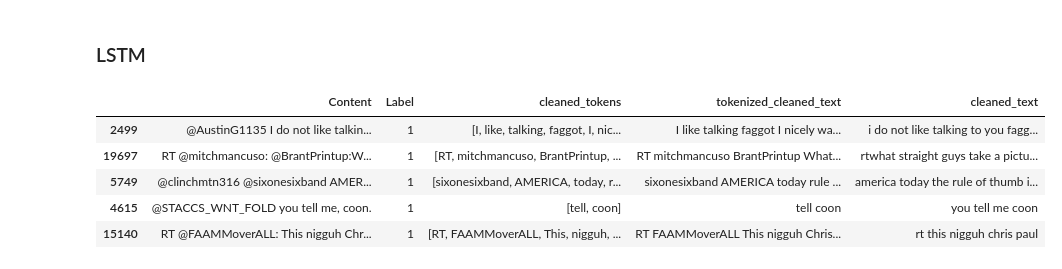
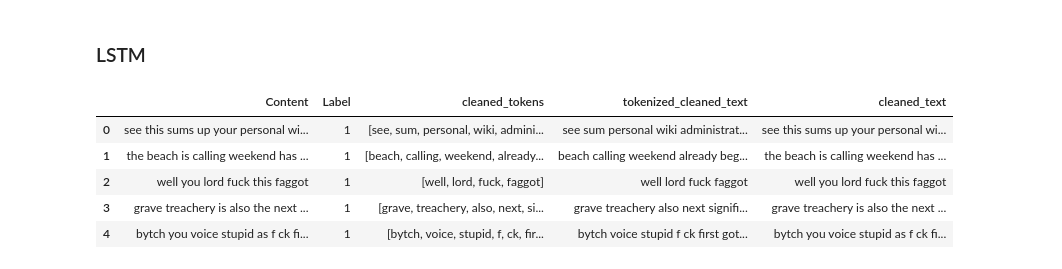
Before and after one commit to abigailxcal/PostModeration, a Jupyter notebook: training.ipynb, the cells around one changed output. Saved outputs shown, nothing was run; the diff lists cells and outputs as text; code cells hidden in the pictures.

Commit message:
new dataset added to training data

```diff
--- a/training.ipynb
+++ b/training.ipynb
@@ -211,0 +260,12 @@ The code below combines the two datasets into one dataframe before any thing get
+# %%
+
+# these two variables should must always add up to 14,500 to ensure balance between hate speech vs. non hate speech
+
+emotion_data_size = 11500          #dictates how much of the training data comes from text.csv (emotion data)
+hateSpeechBalanced_size = 3000     #dictates how much of the training data comes from HateSpeechDatasetBalanced.csv
+
+# ====== RESULTS ===========
+#HateSpeechBalanced_size = 3000: SVM 90%, LSTM 89%
+#HateSpeechBalanced_size = 4300: SVM 88%, LSTM 87%
+#HateSpeechBalanced_size = 6300: SVM 87%, LSTM 84%
+#HateSpeechBalanced_size = 8300: SVM 85%, LSTM 82%
@@ -212,9 +304,8 @@ The code below combines the two datasets into one dataframe before any thing get
 # %%
-from sklearn.feature_extraction.text import TfidfVectorizer
 
 # since both datasets have "Content/Tweet" and "Label/class" columns, the following code will merge the two datasets into one dataframe while maintaining balance
 
-#============================================ labeled_data.csv ============================================
+# #============================================ labeled_data.csv ============================================
 df1 = pd.read_csv("TrainingData/labeled_data.csv")
 #reduced_df1['class'].value_counts()    #1430 tweets marked at hate-speech, so we will extract 1430 marked for hate speech and 1430 that aren't
 
@@ -226,22 +317,31 @@ hatespeech = reduced_df1[reduced_df1['class']==0].sample(n=1430, random_state=42
 nonHateful = reduced_df1[reduced_df1['class']==2].sample(n=1430, random_state=42).copy() # not hate speech
 sampled_hatespeech_df = pd.concat([hatespeech,nonHateful])
 
+
 # edit the values in 'Class' so that they match the values for HateSpeechDatasetBalanced.csv
 # Clean: 0, Hate speech: 1
 sampled_hatespeech_df['Content'] = sampled_hatespeech_df['tweet']
 sampled_hatespeech_df['Label'] = sampled_hatespeech_df['class'].replace(to_replace=[0,2], value = [1,0])
 sampled_hatespeech_df = sampled_hatespeech_df.drop(columns=['tweet','class'])
+sampled_hatespeech_df = pd.concat([sampled_hatespeech_df,emotions])
 
 
 #============================================ HateSpeechDatasetBalanced.csv ============================================
 df = pd.read_csv("TrainingData/HateSpeechDatasetBalanced.csv")
-df_subset = df.sample(n=27000, random_state=42).copy()
+
+df_subset = df.sample(n=37000, random_state=42).copy()
+print(df_subset.shape)
 
 temp_df = df_subset[['Content','Label']]
+print(temp_df.shape)
+
+hatespeech = temp_df[temp_df['Label']==1].sample(n=14500, random_state=42).copy() # hate speech
+nonHateful = temp_df[temp_df['Label']==0].sample(n=hateSpeechBalanced_size, random_state=42).copy() # nonhate speech
+
 
 # combine both datasets into one:
-training_data_df = pd.concat([sampled_hatespeech_df,temp_df])
-
+training_data_df = pd.concat([hatespeech,nonHateful],ignore_index=True)
+training_data_df = pd.concat([training_data_df,sampled_hatespeech_df],ignore_index=True)
 
 
 training_data_df['Content']= training_data_df['Content'].astype(str).str.casefold()
@@ -387,21 +497,21 @@ Best Params: {'C': 1}
 # %%
 # Cleaning data for models that require sequences of integers as text input  (LSTM/Deep Nets)
 import re
 
 def clean_for_lstm(text):
     text = re.sub(r'(rt)?\s?@\w+:?', '', text)
     text = re.sub(r'http\S+', '', text)
-    text = re.sub(r'[^A-Za-z\s]', '', text)
+    text = re.sub(r'[^A-Za-z\'\s]', '', text)
     return text.lower().strip()
 
 # clean_tweet = tweet_column.str.replace(r'(rt)?\s?@\w+:?', ' ', regex=True).str.replace(r'http.+', ' ', regex=True).str.replace(r'\W+', ' ', regex=True)
 training_data_df['cleaned_text'] = training_data_df['Content'].apply(clean_for_lstm)
 training_data_df.head()
 # %% [output]
 |  | Content | Label | cleaned_tokens | tokenized_cleaned_text | cleaned_text |
-| 2499 | @AustinG1135 I do not like talkin... | 1 | [I, like, talking, faggot, I, nic... | I like talking faggot I nicely wa... | i do not like talking to you fagg... |
-| 19697 | RT @mitchmancuso: @BrantPrintup:W... | 1 | [RT, mitchmancuso, BrantPrintup, ... | RT mitchmancuso BrantPrintup What... | rtwhat straight guys take a pictu... |
-| 5749 | @clinchmtn316 @sixonesixband AMER... | 1 | [sixonesixband, AMERICA, today, r... | sixonesixband AMERICA today rule ... | america today the rule of thumb i... |
-| 4615 | @STACCS_WNT_FOLD you tell me, coon. | 1 | [tell, coon] | tell coon | you tell me coon |
-| 15140 | RT @FAAMMoverALL: This nigguh Chr... | 1 | [RT, FAAMMoverALL, This, nigguh, ... | RT FAAMMoverALL This nigguh Chris... | rt this nigguh chris paul |
+| 0 | see this sums up your personal wi... | 1 | [see, sum, personal, wiki, admini... | see sum personal wiki administrat... | see this sums up your personal wi... |
+| 1 | the beach is calling weekend has ... | 1 | [beach, calling, weekend, already... | beach calling weekend already beg... | the beach is calling weekend has ... |
+| 2 | well you lord fuck this faggot | 1 | [well, lord, fuck, faggot] | well lord fuck faggot | well you lord fuck this faggot |
+| 3 | grave treachery is also the next ... | 1 | [grave, treachery, also, next, si... | grave treachery also next signifi... | grave treachery is also the next ... |
+| 4 | bytch you voice stupid as f ck fi... | 1 | [bytch, voice, stupid, f, ck, fir... | bytch voice stupid f ck first got... | bytch you voice stupid as f ck fi... |
 # %%
```
Also changed, not shown: parts of 11 cells of this notebook, 1 other file.
